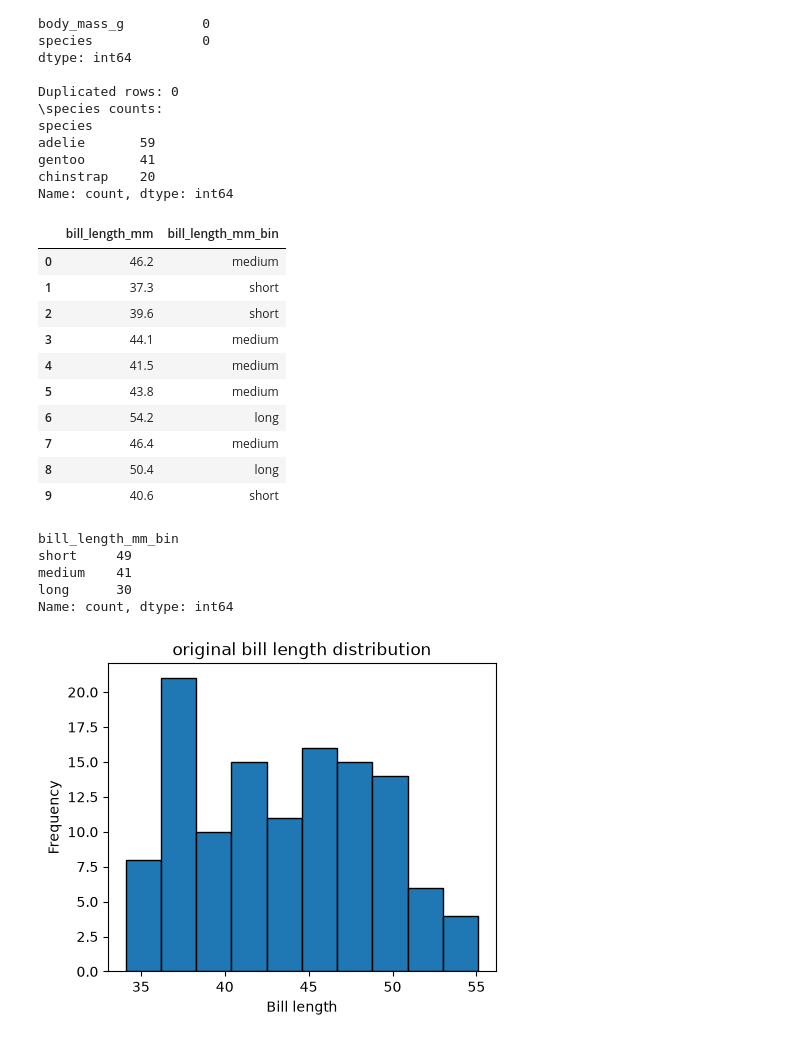
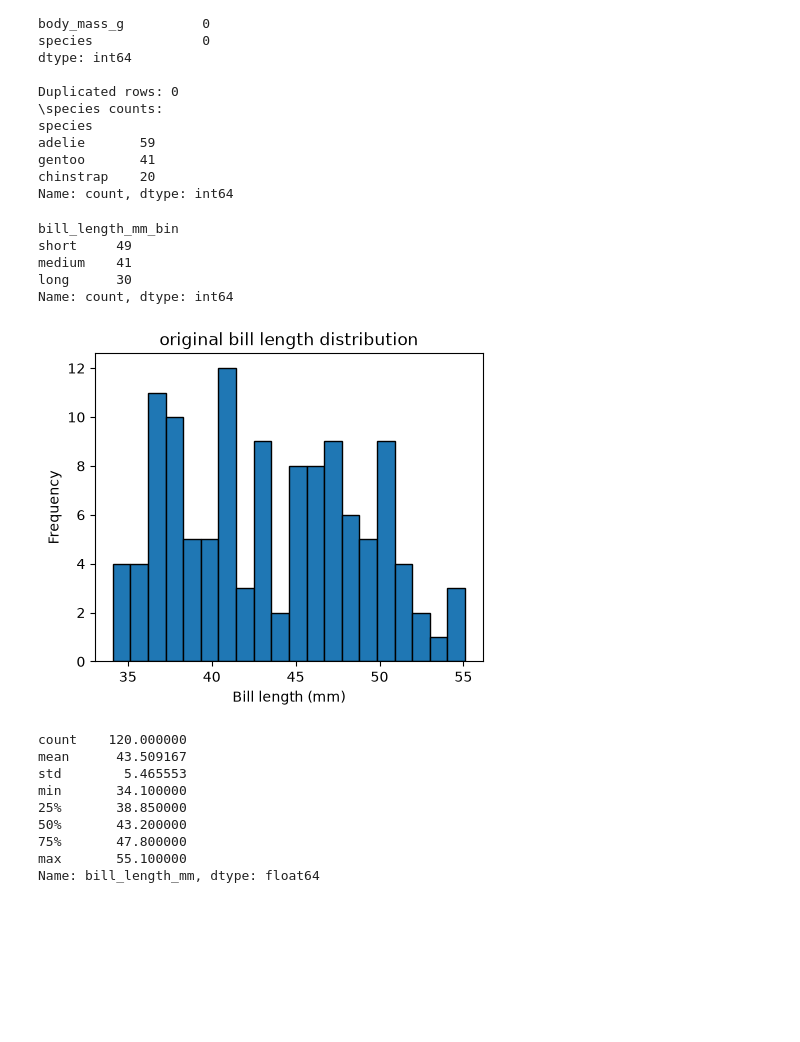
Before and after one commit to Hydn17/COMP3340-A1, a Jupyter notebook: AssignmentCodeA1.ipynb, the cells around one changed output. Cells and saved outputs as stored; diff of their text form; code cells hidden in the pictures; blank space fills up the shorter version.

```diff
--- a/AssignmentCodeA1.ipynb
+++ b/AssignmentCodeA1.ipynb
@@ -142,29 +154,6 @@ adelie       59
 gentoo       41
 chinstrap    20
 Name: count, dtype: int64
-# %%
-# Applying equal-width binning
-dfbin = df.copy()
-
-dfbin["bill_length_mm_bin"] = pd.cut(
-    dfbin["bill_length_mm"],
-    bins=3,
-    labels=["short", "medium", "long"]
-)
-
-dfbin[["bill_length_mm", "bill_length_mm_bin"]].head(10)
-# %% [output]
-|  | bill_length_mm | bill_length_mm_bin |
-| 0 | 46.2 | medium |
-| 1 | 37.3 | short |
-| 2 | 39.6 | short |
-| 3 | 44.1 | medium |
-| 4 | 41.5 | medium |
-| 5 | 43.8 | medium |
-| 6 | 54.2 | long |
-| 7 | 46.4 | medium |
-| 8 | 50.4 | long |
-| 9 | 40.6 | short |
 # %%
 dfbin["bill_length_mm_bin"].value_counts().sort_index()
 # %% [output]
@@ -174,12 +163,23 @@ medium    41
 long      30
 Name: count, dtype: int64
 # %%
-# Your code here
+# Plotting the ditribution of Bill Length
 plt.figure(figsize=(5,4))
-plt.hist(df["bill_length_mm"], bins=10, edgecolor="black")
-plt.xlabel("Bill length")
+plt.hist(df["bill_length_mm"], bins=20, edgecolor="black")
+plt.xlabel("Bill length (mm)")
 plt.ylabel("Frequency")
+plt.axis()
 plt.title("original bill length distribution")
 plt.show()
+df["bill_length_mm"].describe()
 # %% [output]
-[figure, old version]
+[figure, new version]
+count    120.000000
+mean      43.509167
+std        5.465553
+min       34.100000
+25%       38.850000
+50%       43.200000
+75%       47.800000
+max       55.100000
+Name: bill_length_mm, dtype: float64
```
Also changed, not shown: parts of 22 cells of this notebook, 2 other files.
